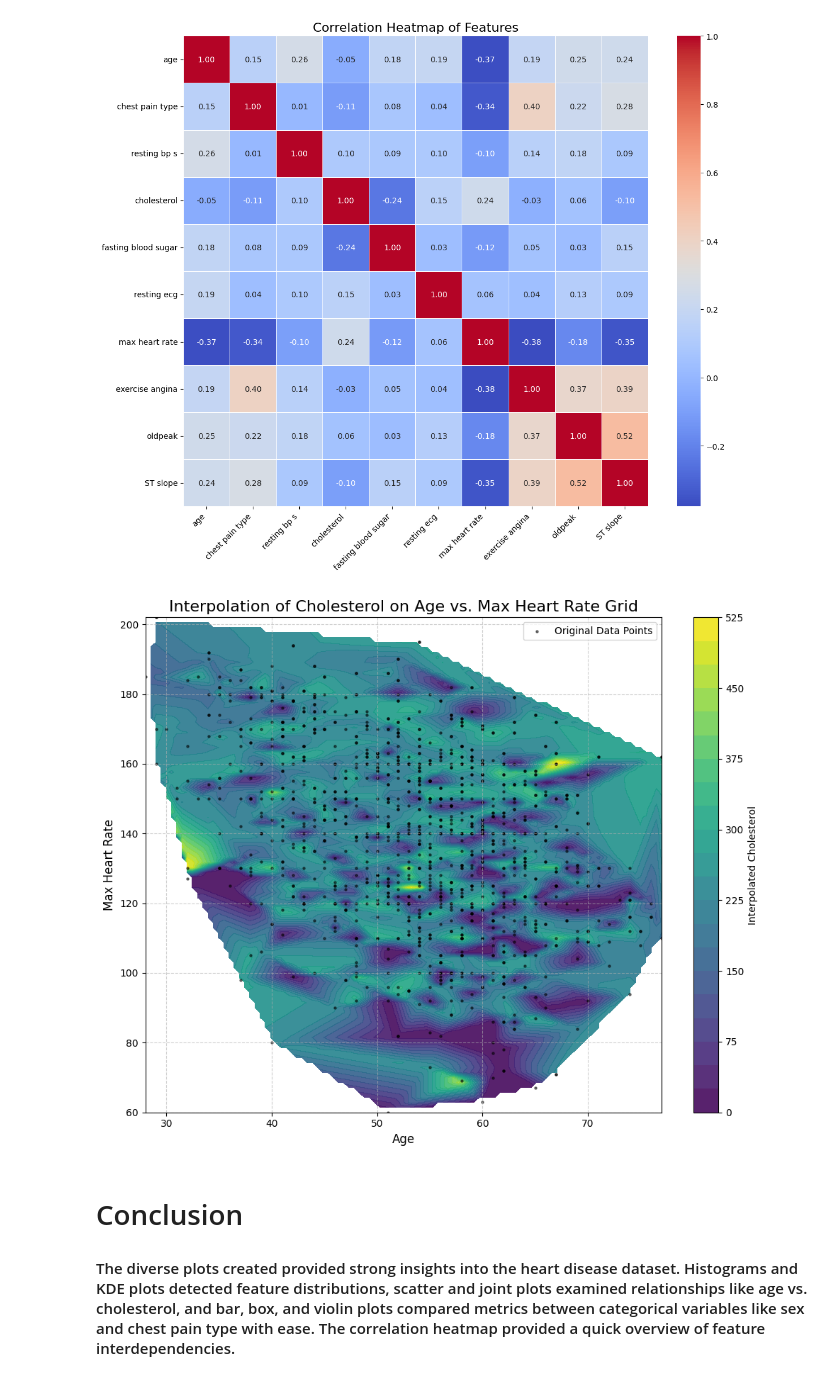
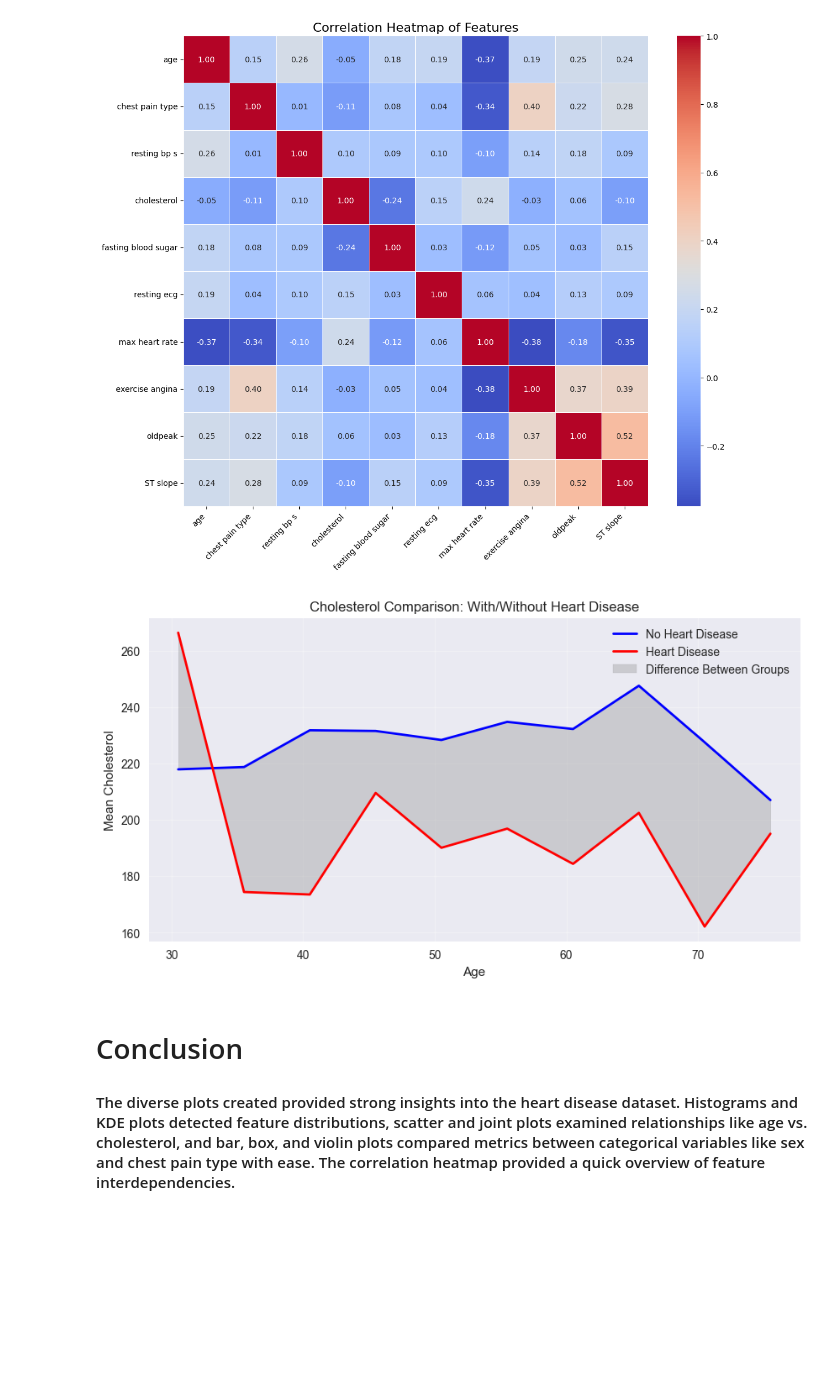
Before and after one commit to GabrielVrabie007/Sigmoid-Intership, a Jupyter notebook: 14.Data_Visualisation/plots.ipynb, the cells around one changed output. Cells and saved outputs as stored; diff of their text form; code cells hidden in the pictures; blank space fills up the shorter version.

Commit message:
Plot modification for correct transmission of data

```diff
--- a/14.Data_Visualisation/plots.ipynb
+++ b/14.Data_Visualisation/plots.ipynb
@@ -284,38 +285,38 @@ plt.show()
 # %% [output]
 [figure]
 # %%
+plt.figure(figsize=(10, 5))
 
-import numpy as np
-from scipy.interpolate import griddata
+no_disease_means = []
+disease_means = []
+age_centers_2 = []
 
-x = df['age'].values
-y = df['max heart rate'].values
-z = df['cholesterol'].values
+for age in range(age_min, age_max + 1, 5):
+    no_disease_data = df[(df['age'] >= age) & (df['age'] < age + 5) & (df['target'] == 0)]['cholesterol']
+    disease_data = df[(df['age'] >= age) & (df['age'] < age + 5) & (df['target'] == 1)]['cholesterol']
 
-points = np.column_stack((x, y))
-values = z
+    if len(no_disease_data) > 0 and len(disease_data) > 0:
+        age_centers_2.append(age + 2.5)
+        no_disease_means.append(no_disease_data.mean())
+        disease_means.append(disease_data.mean())
 
+age_centers_2 = np.array(age_centers_2)
+no_disease_means = np.array(no_disease_means)
+disease_means = np.array(disease_means)
 
-grid_x, grid_y = np.mgrid[x.min():x.max():100j, y.min():y.max():100j]
+plt.plot(age_centers_2, no_disease_means, 'b-', linewidth=2, label='No Heart Disease')
+plt.plot(age_centers_2, disease_means, 'r-', linewidth=2, label='Heart Disease')
+plt.fill_between(age_centers_2, no_disease_means, disease_means,
+                 alpha=0.3, color='gray', label='Difference Between Groups')
 
-grid_z = griddata(points, values, (grid_x, grid_y), method='linear')
-
-plt.figure(figsize=(10, 8))
-
-contourf_plot = plt.contourf(grid_x, grid_y, grid_z, levels=20, cmap='viridis', alpha=0.9)
-plt.colorbar(contourf_plot, label='Interpolated Cholesterol')
-
-plt.scatter(x, y, c='black', s=5, alpha=0.5, label='Original Data Points')
-
-plt.title('Interpolation of Cholesterol on Age vs. Max Heart Rate Grid', fontsize=16)
-plt.xlabel('Age', fontsize=12)
-plt.ylabel('Max Heart Rate', fontsize=12)
-plt.grid(True, linestyle='--', alpha=0.6)
+plt.xlabel('Age')
+plt.ylabel('Mean Cholesterol')
+plt.title('Cholesterol Comparison: With/Without Heart Disease')
 plt.legend()
-plt.tight_layout()
+plt.grid(True, alpha=0.3)
 plt.show()
 # %% [output]
-[figure, old version]
+[figure, new version]
 # %% [markdown]
 # Conclusion
 #### The diverse plots created provided strong insights into the heart disease dataset. Histograms and KDE plots detected feature distributions, scatter and joint plots examined relationships like age vs. cholesterol, and bar, box, and violin plots compared metrics between categorical variables like sex and chest pain type with ease. The correlation heatmap provided a quick overview of feature interdependencies.
```
Also changed, not shown: parts of 1 cell of this notebook.
